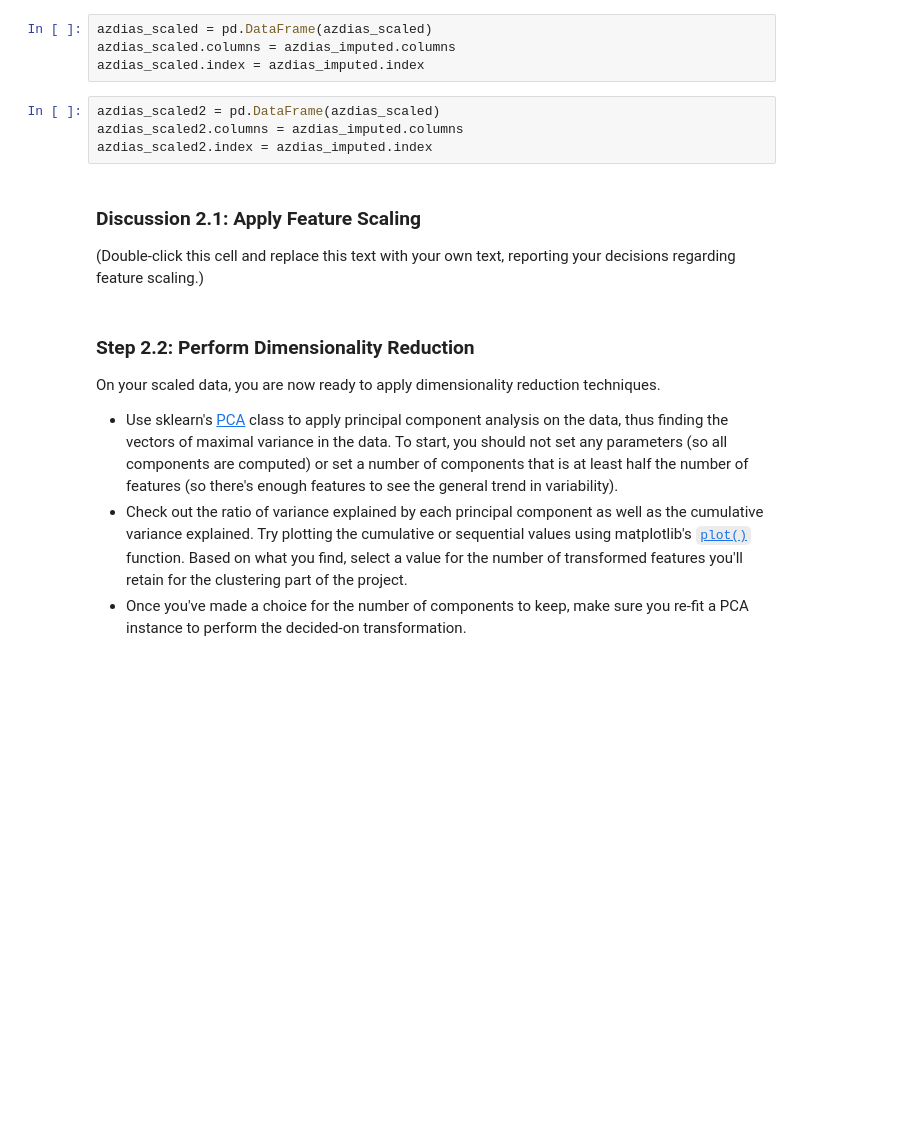
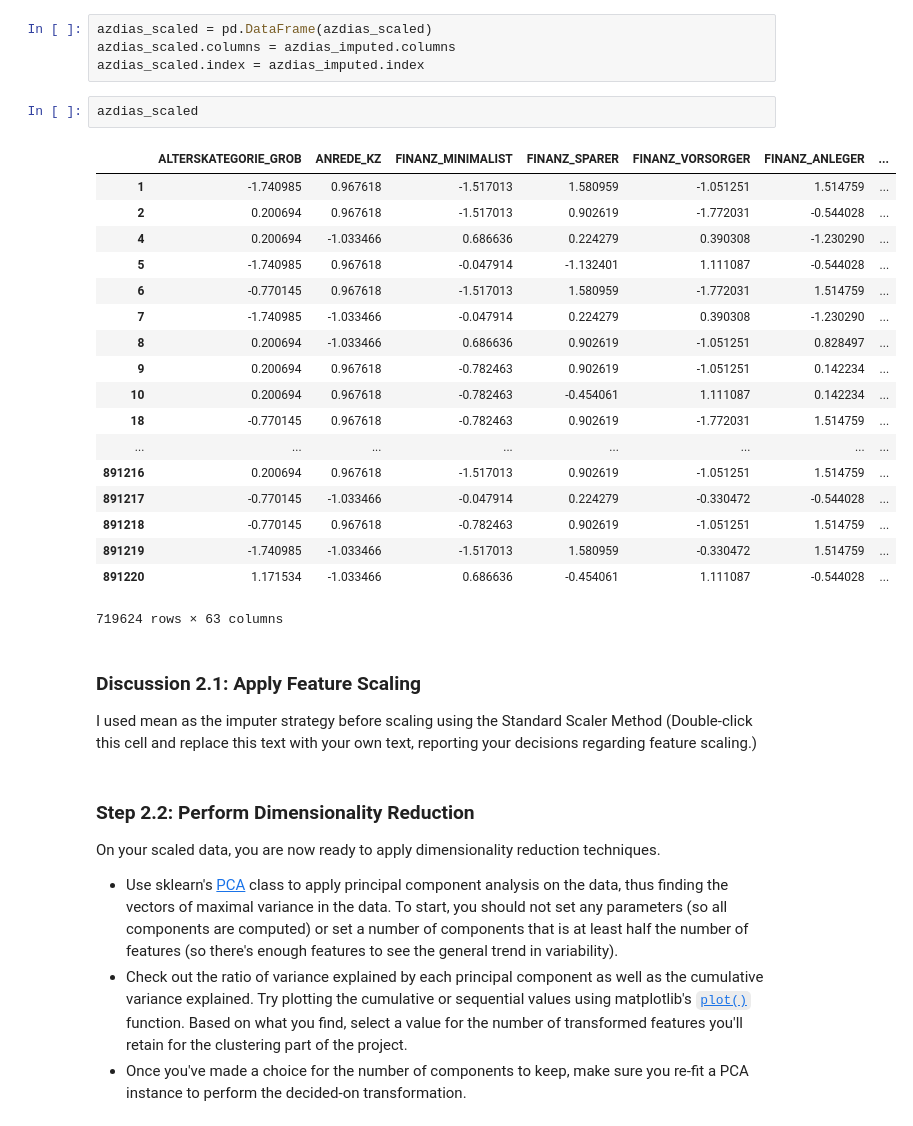
Before and after one commit to richard-madu/customer_classifier, a Jupyter notebook: Identify_Customer_Segments (8).ipynb, the cells around one changed output. Saved outputs shown, nothing was run; the diff lists cells and outputs as text; blank space fills up the shorter version.

```diff
--- a/Identify_Customer_Segments (7).ipynb
+++ b/Identify_Customer_Segments (8).ipynb
@@ -468,13 +519,30 @@ azdias_scaled = scaler.fit_transform(azdias_imputed)
 azdias_scaled = pd.DataFrame(azdias_scaled)
 azdias_scaled.columns = azdias_imputed.columns
 azdias_scaled.index = azdias_imputed.index
-# %%
-azdias_scaled2 = pd.DataFrame(azdias_scaled)
-azdias_scaled2.columns = azdias_imputed.columns
-azdias_scaled2.index = azdias_imputed.index
+# %%
+azdias_scaled
+# %% [output]
+|  | ALTERSKATEGORIE_GROB | ANREDE_KZ | FINANZ_MINIMALIST | FINANZ_SPARER | FINANZ_VORSORGER | FINANZ_ANLEGER | ... |
+| 1 | -1.740985 | 0.967618 | -1.517013 | 1.580959 | -1.051251 | 1.514759 | ... |
+| 2 | 0.200694 | 0.967618 | -1.517013 | 0.902619 | -1.772031 | -0.544028 | ... |
+| 4 | 0.200694 | -1.033466 | 0.686636 | 0.224279 | 0.390308 | -1.230290 | ... |
+| 5 | -1.740985 | 0.967618 | -0.047914 | -1.132401 | 1.111087 | -0.544028 | ... |
+| 6 | -0.770145 | 0.967618 | -1.517013 | 1.580959 | -1.772031 | 1.514759 | ... |
+| 7 | -1.740985 | -1.033466 | -0.047914 | 0.224279 | 0.390308 | -1.230290 | ... |
+| 8 | 0.200694 | -1.033466 | 0.686636 | 0.902619 | -1.051251 | 0.828497 | ... |
+| 9 | 0.200694 | 0.967618 | -0.782463 | 0.902619 | -1.051251 | 0.142234 | ... |
+| 10 | 0.200694 | 0.967618 | -0.782463 | -0.454061 | 1.111087 | 0.142234 | ... |
+| 18 | -0.770145 | 0.967618 | -0.782463 | 0.902619 | -1.772031 | 1.514759 | ... |
+| ... | ... | ... | ... | ... | ... | ... | ... |
+| 891216 | 0.200694 | 0.967618 | -1.517013 | 0.902619 | -1.051251 | 1.514759 | ... |
+| 891217 | -0.770145 | -1.033466 | -0.047914 | 0.224279 | -0.330472 | -0.544028 | ... |
+| 891218 | -0.770145 | 0.967618 | -0.782463 | 0.902619 | -1.051251 | 1.514759 | ... |
+| 891219 | -1.740985 | -1.033466 | -1.517013 | 1.580959 | -0.330472 | 1.514759 | ... |
+| 891220 | 1.171534 | -1.033466 | 0.686636 | -0.454061 | 1.111087 | -0.544028 | ... |
+719624 rows × 63 columns
 # %% [markdown]
 ### Discussion 2.1: Apply Feature Scaling
-
+I used mean as the imputer strategy before scaling using the Standard Scaler Method
 (Double-click this cell and replace this text with your own text, reporting your decisions regarding feature scaling.)
 # %% [markdown]
 ### Step 2.2: Perform Dimensionality Reduction
```
Also changed, not shown: parts of 33 cells of this notebook, 1 other file.
